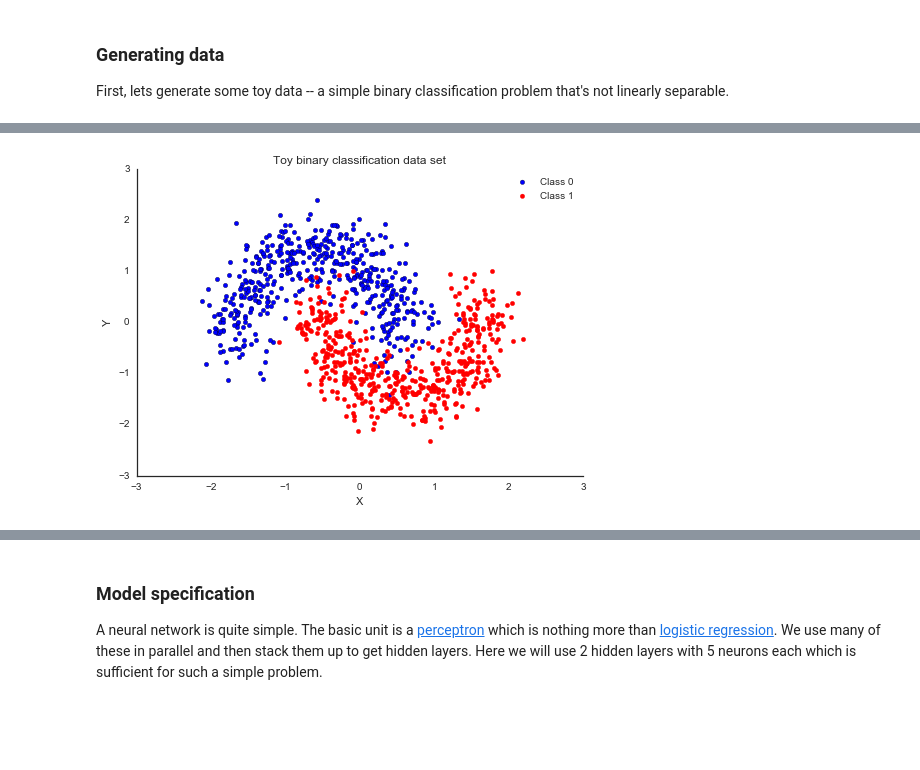
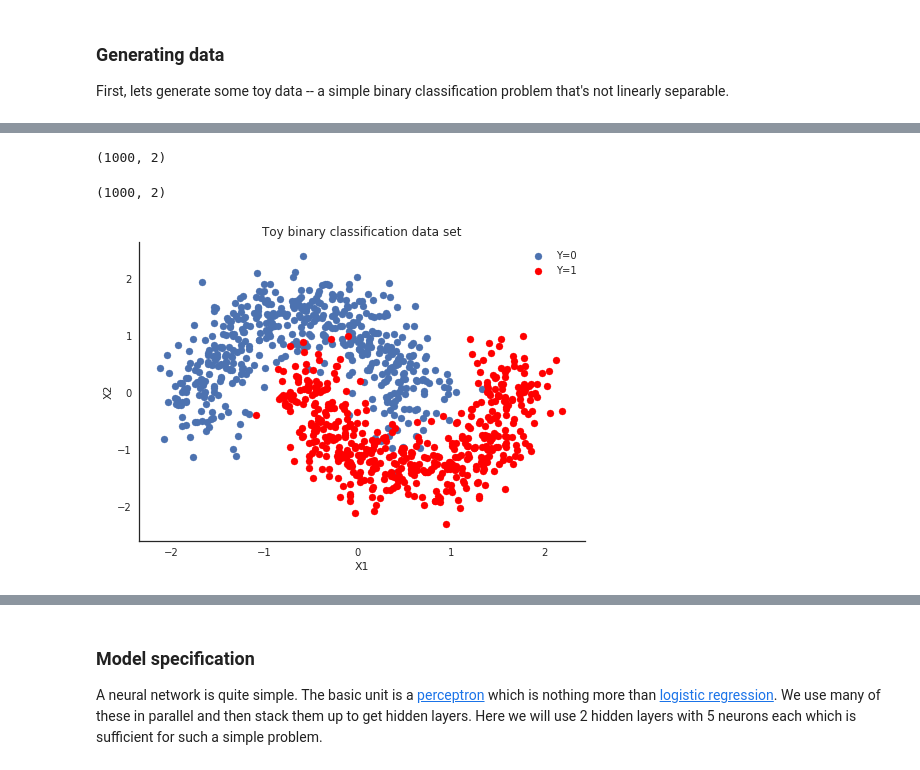
Before and after one commit to twiecki/WhileMyMCMCGentlySamples, a Jupyter notebook: content/downloads/notebooks/bayesian_neural_network.ipynb, the cells around one changed output, grey strips where cells are left out. Saved outputs shown, nothing was run; the diff lists cells and outputs as text; code cells hidden in the pictures; blank space fills up the shorter version.

```diff
--- a/content/downloads/notebooks/bayesian_neural_network.ipynb
+++ b/content/downloads/notebooks/bayesian_neural_network.ipynb
@@ -58,8 +89,17 @@ X_train, X_test, Y_train, Y_test = train_test_split(X, Y, test_size=.5)
+# %%
+X.shape
+# %% [output]
+(1000, 2)
+# %%
+X_uc = uncertainty_surf(X)
+X_uc.shape
+# %% [output]
+(1000, 2)
 # %%
 fig, ax = plt.subplots()
-ax.scatter(X[Y==0, 0], X[Y==0, 1], label='Class 0')
-ax.scatter(X[Y==1, 0], X[Y==1, 1], color='r', label='Class 1')
+ax.scatter(X[Y==0, 0], X[Y==0, 1], label='Y=0')
+ax.scatter(X[Y==1, 0], X[Y==1, 1], color='r', label='Y=1')
 sns.despine(); ax.legend()
-ax.set(xlabel='X', ylabel='Y', title='Toy binary classification data set');
+ax.set(xlabel='X1', ylabel='X2', title='Toy binary classification data set');
 # %% [output]
-[figure, old version]
+[figure, new version]
```
Also changed, not shown: parts of 37 cells of this notebook, 3 other files.
